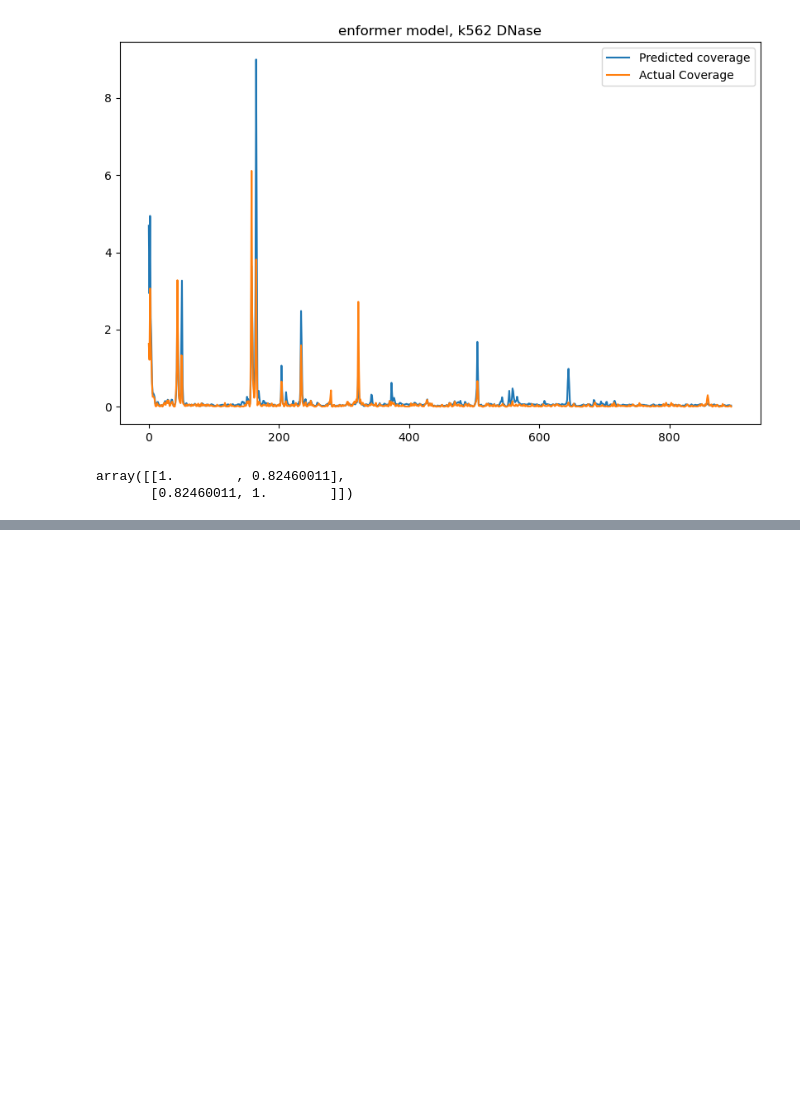
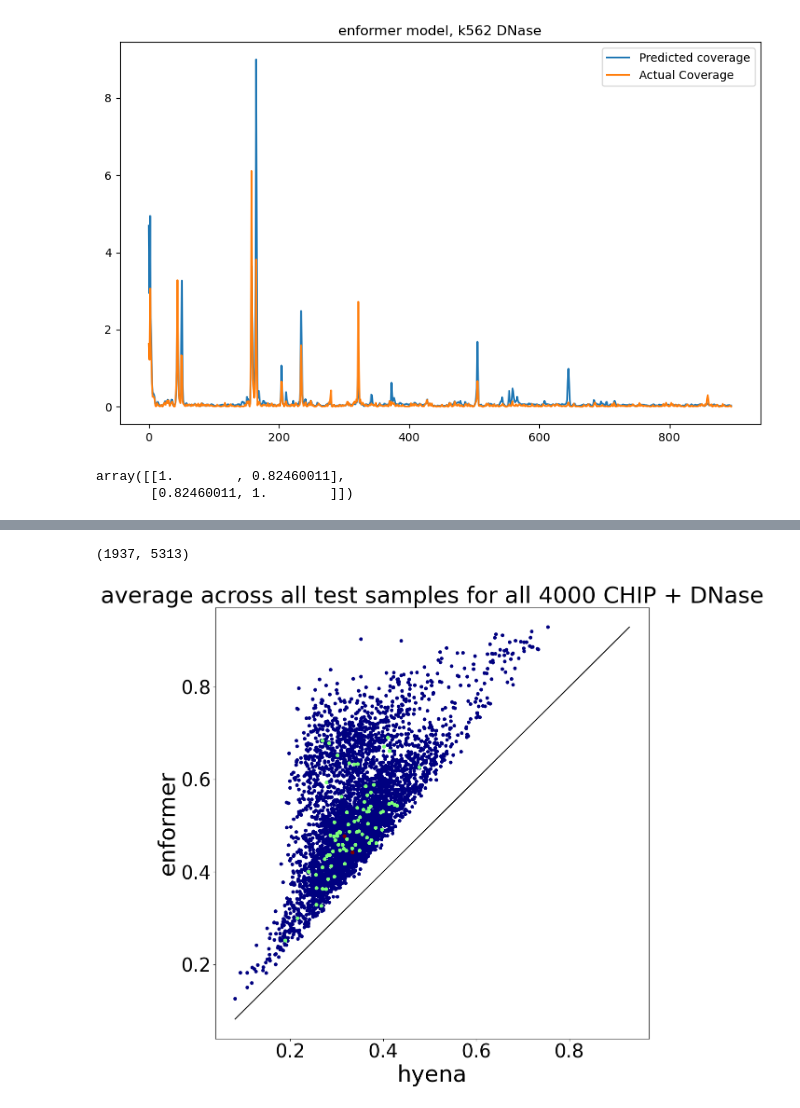
Before and after one commit to Sarthak-Ti/caduceus, a Jupyter notebook: code_test/evaluation_enformer.ipynb, the cells around one changed output, grey strips where cells are left out. Drawn from its saved outputs; the diff is of its cells as text; code cells hidden in the pictures; blank space fills up the shorter version.

```diff
--- a/code_test/evaluation_enformer.ipynb
+++ b/code_test/evaluation_enformer.ipynb
@@ -1220,0 +1405,37 @@ array([[1.        , 0.82460011],
+# %%
+file = '/data/leslie/sarthak/hyena/hyena-dna/evals/enformer_corrs.npy'
+corrs_enformer = np.load(file)
+print(corrs_enformer.shape)
+# %% [output]
+(1937, 5313)
+# %%
+corrs_enformer = corrs_enformer[:,:4675]
+#and now set nans to 0
+corrs_enformer[np.isnan(corrs_enformer)] = 0
+# %%
+#now let's do the same for enformer
+import matplotlib.pyplot as plt
+x,y = corrs.mean(0), corrs_enformer.mean(0)
+bins = [1000, 1000] # number of bins
+
+# histogram the data
+hh, locx, locy = np.histogram2d(x, y, bins=bins)
+
+# Sort the points by density, so that the densest points are plotted last
+z = np.array([hh[np.argmax(a<=locx[1:]),np.argmax(b<=locy[1:])] for a,b in zip(x,y)])
+idx = z.argsort()
+x2, y2, z2 = x[idx], y[idx], z[idx]
+
+tempmin = np.min([np.min(x), np.min(y)])
+tempmax = np.max([np.max(x), np.max(y)])
+
+plt.figure(1,figsize=(12,12)).clf()
+s = plt.scatter(x2, y2, c=z2, cmap='jet', marker='.', s = 85)
+plt.plot([tempmin, tempmax], [tempmin, tempmax], c='k')
+# plt.colorbar()
+plt.xlabel('hyena', fontsize=35)
+plt.ylabel('enformer', fontsize=35)
+plt.title('average across all test samples for all 4000 CHIP + DNase', fontsize=35)
+plt.tick_params(labelsize=29)
+# %% [output]
+[figure, added]
```
Also changed, not shown: parts of 20 cells of this notebook, 18 other files.
